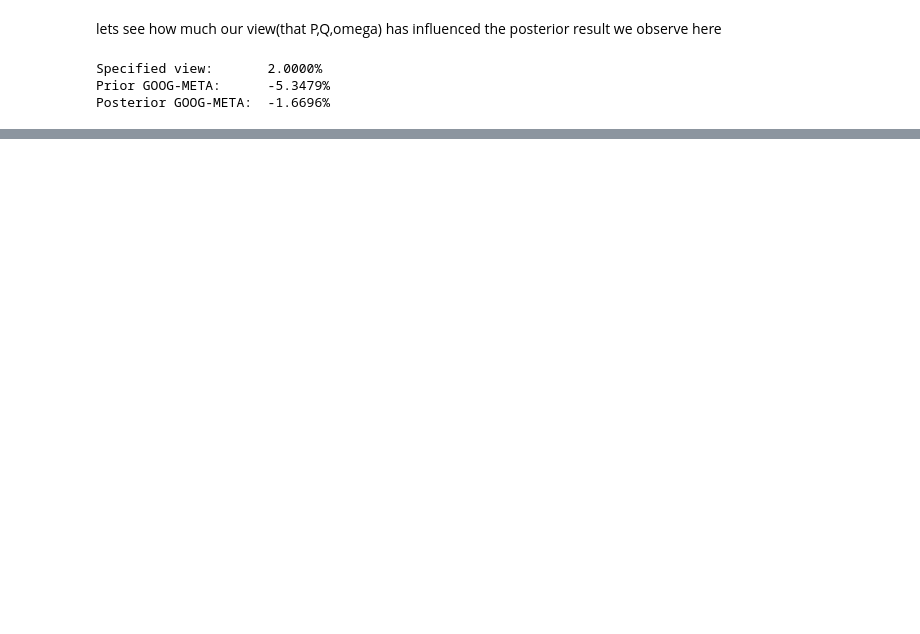
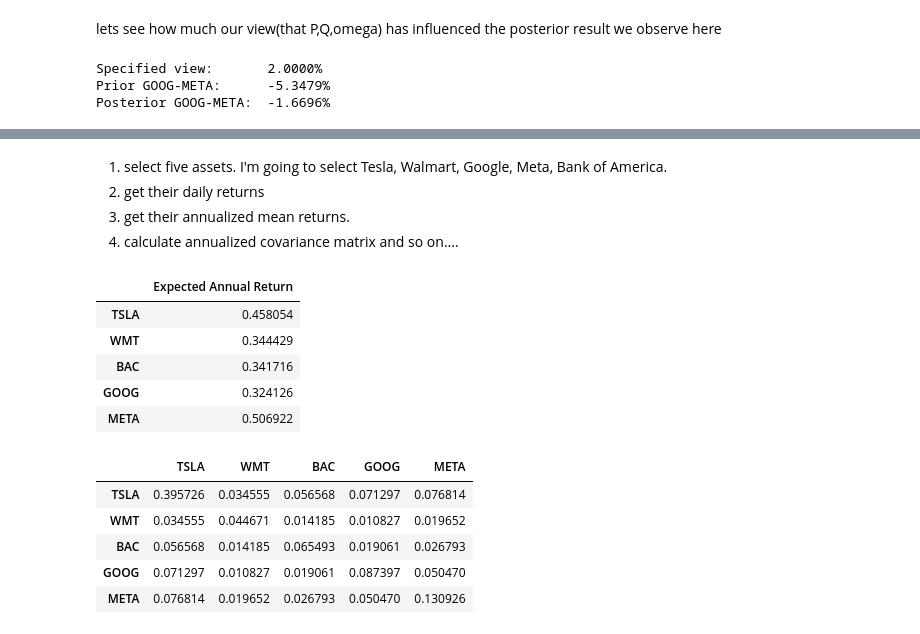
Before and after one commit to George7531/Portfolio_Management, a Jupyter notebook: Group_19296_MScFE_652_Portfolio_Management_Project_1.ipynb, the cells around one changed output, grey strips where cells are left out. Saved outputs shown, nothing was run; the diff lists cells and outputs as text; code cells hidden in the pictures; blank space fills up the shorter version.

Commit message:
part 3 step 7, building markowitz's mean-variance portfolio by empirical method(simulation).

```diff
--- a/Group_19296_MScFE_652_Portfolio_Management_Project_1.ipynb
+++ b/Group_19296_MScFE_652_Portfolio_Management_Project_1.ipynb
@@ -1147,0 +1442,38 @@ Minimum eigenvalue: 0.0052200331850018695
+# %% [markdown]
+1. select five assets. I'm going to select Tesla, Walmart, Google, Meta, Bank of America.
+2. get their daily returns
+3. get their annualized mean returns.
+4. calculate annualized covariance matrix and so on....
+# %%
+# Select five securities from the original ten.
+SELECTED_ASSETS = ["TSLA", "WMT", "BAC", "GOOG", "META"]
+
+# Extract their daily returns.
+returns_5 = asset_returns[SELECTED_ASSETS].dropna()
+
+# Annualized expected returns.
+mu_5 = returns_5.mean() * 252
+
+# Annualized covariance matrix.
+Sigma_5 = returns_5.cov() * 252
+
+# Ensure the expected returns and covariance use identical asset ordering.
+mu_5 = mu_5.loc[SELECTED_ASSETS]
+Sigma_5 = Sigma_5.loc[SELECTED_ASSETS, SELECTED_ASSETS]
+
+
+display(mu_5.to_frame("Expected Annual Return"))
+display(Sigma_5)
+# %% [output]
+|  | Expected Annual Return |
+| TSLA | 0.458054 |
+| WMT | 0.344429 |
+| BAC | 0.341716 |
+| GOOG | 0.324126 |
+| META | 0.506922 |
+|  | TSLA | WMT | BAC | GOOG | META |
+| TSLA | 0.395726 | 0.034555 | 0.056568 | 0.071297 | 0.076814 |
+| WMT | 0.034555 | 0.044671 | 0.014185 | 0.010827 | 0.019652 |
+| BAC | 0.056568 | 0.014185 | 0.065493 | 0.019061 | 0.026793 |
+| GOOG | 0.071297 | 0.010827 | 0.019061 | 0.087397 | 0.050470 |
+| META | 0.076814 | 0.019652 | 0.026793 | 0.050470 | 0.130926 |
```
Also changed, not shown: parts of 32 cells of this notebook.
